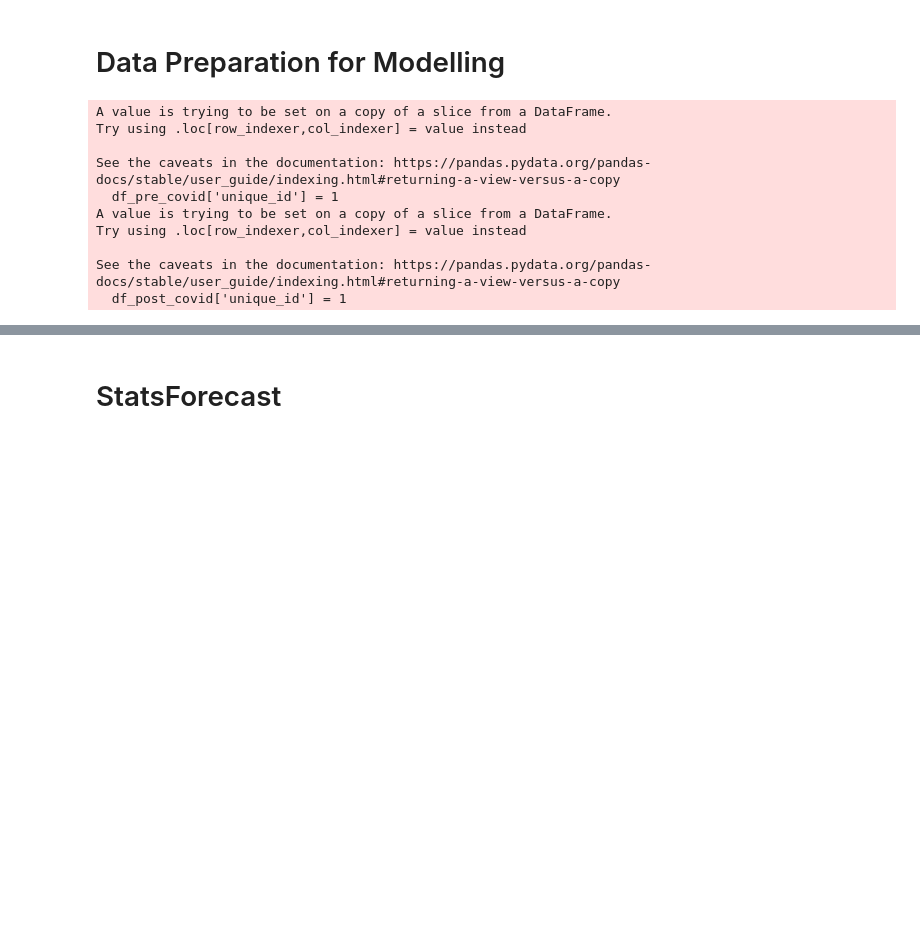
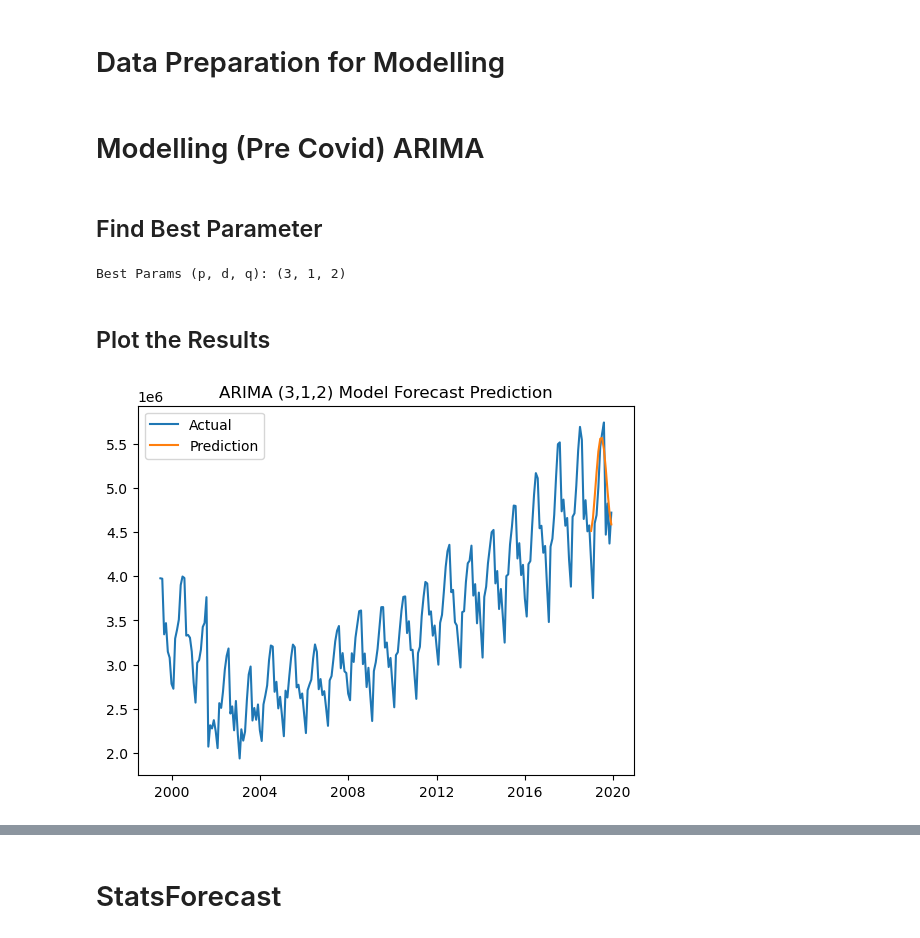
Before and after one commit to marcellinus-witarsah/us-air-passenger-forecast, a Jupyter notebook: notebooks/02-modelling-20240113.ipynb, the cells around one changed output, grey strips where cells are left out. Cells and saved outputs as stored; diff of their text form; code cells hidden in the pictures; blank space fills up the shorter version.

Commit message:
perform ARIMA and SARIMA manually

```diff
--- a/notebooks/02-modelling-20240113.ipynb
+++ b/notebooks/02-modelling-20240113.ipynb
@@ -189,27 +209,54 @@ Explanation:
 # Split data between Pre and Post Covid 19 Pandemic
 break_point = '2020-01-01'
 df_pre_covid = df[df['date']<break_point]
-df_pre_covid['unique_id'] = 1
 df_post_covid = df[df['date']>='2020-04-01']
-df_post_covid['unique_id'] = 1
 
 # Split data for train and test
-train_pre_covid = df_pre_covid[df_pre_covid['date']<'2019-01-01'].reset_index(drop=True)
-test_pre_covid = df_pre_covid[df_pre_covid['date']>='2019-01-01'].reset_index(drop=True)
-train_post_covid = df_post_covid[df_post_covid['date']<'2023-01-01'].reset_index(drop=True)
-test_post_covid = df_post_covid[df_post_covid['date']>='2023-01-01'].reset_index(drop=True)
-train_pre_covid = train_pre_covid.rename(columns={'date': 'ds', 'passenger_count': 'y'})
-test_pre_covid = test_pre_covid.rename(columns={'date': 'ds', 'passenger_count': 'y_test'})
-train_post_covid = train_post_covid.rename(columns={'date': 'ds', 'passenger_count': 'y'})
-test_post_covid = test_post_covid.rename(columns={'date': 'ds', 'passenger_count': 'y_test'})
+train_pre_covid = df_pre_covid[df_pre_covid['date']<'2019-01-01'].set_index('date')
+test_pre_covid = df_pre_covid[df_pre_covid['date']>='2019-01-01'].set_index('date')
+train_post_covid = df_post_covid[df_post_covid['date']<'2023-01-01'].set_index('date')
+test_post_covid = df_post_covid[df_post_covid['date']>='2023-01-01'].set_index('date')
-# %% [output]
-A value is trying to be set on a copy of a slice from a DataFrame.
-Try using .loc[row_indexer,col_indexer] = value instead
-
-See the caveats in the documentation: https://pandas.pydata.org/pandas-docs/stable/user_guide/indexing.html#returning-a-view-versus-a-copy
-  df_pre_covid['unique_id'] = 1
-A value is trying to be set on a copy of a slice from a DataFrame.
-Try using .loc[row_indexer,col_indexer] = value instead
-
-See the caveats in the documentation: https://pandas.pydata.org/pandas-docs/stable/user_guide/indexing.html#returning-a-view-versus-a-copy
-  df_post_covid['unique_id'] = 1
+# %% [markdown]
+# Modelling (Pre Covid) ARIMA
+# %% [markdown]
+## Find Best Parameter
+# %%
+# find the best model for the ARIMA method
+best_p, best_d, best_q = None, None, None
+d=1
+best_aic = float('inf')
+for p in range(0, 4):
+    for q in range(0, 4):
+        model = ARIMA(
+            endog=train_pre_covid,
+            order=(p, d, q),
+            freq='MS'
+        )
+        results = model.fit()
+        if best_aic > results.aic:
+            best_p, best_d, best_q = (p, d, q)
+            best_aic = results.aic
+
+print(f"Best Params (p, d, q): {(best_p, best_d, best_q)}")
+
+# Train Arima Using The Best (p, d, s) Params
+best_arima_model = ARIMA(
+    endog=train_pre_covid,
+    order=(best_p, best_d, best_q),
+    freq='MS'
+)
+results = best_arima_model.fit()
+# Predict Using ARIMA
+prediction = results.get_forecast(steps=12).predicted_mean
+# %% [output]
+Best Params (p, d, q): (3, 1, 2)
+# %% [markdown]
+## Plot the Results
+# %%
+plt.plot(df_pre_covid['date'], df_pre_covid['passenger_count'], label='Actual')
+plt.plot(prediction.index, prediction, label='Prediction')
+plt.legend()
+plt.title('ARIMA (3,1,2) Model Forecast Prediction')
+plt.show()
+# %% [output]
+[figure, added]
```
Also changed, not shown: parts of 24 cells of this notebook.
